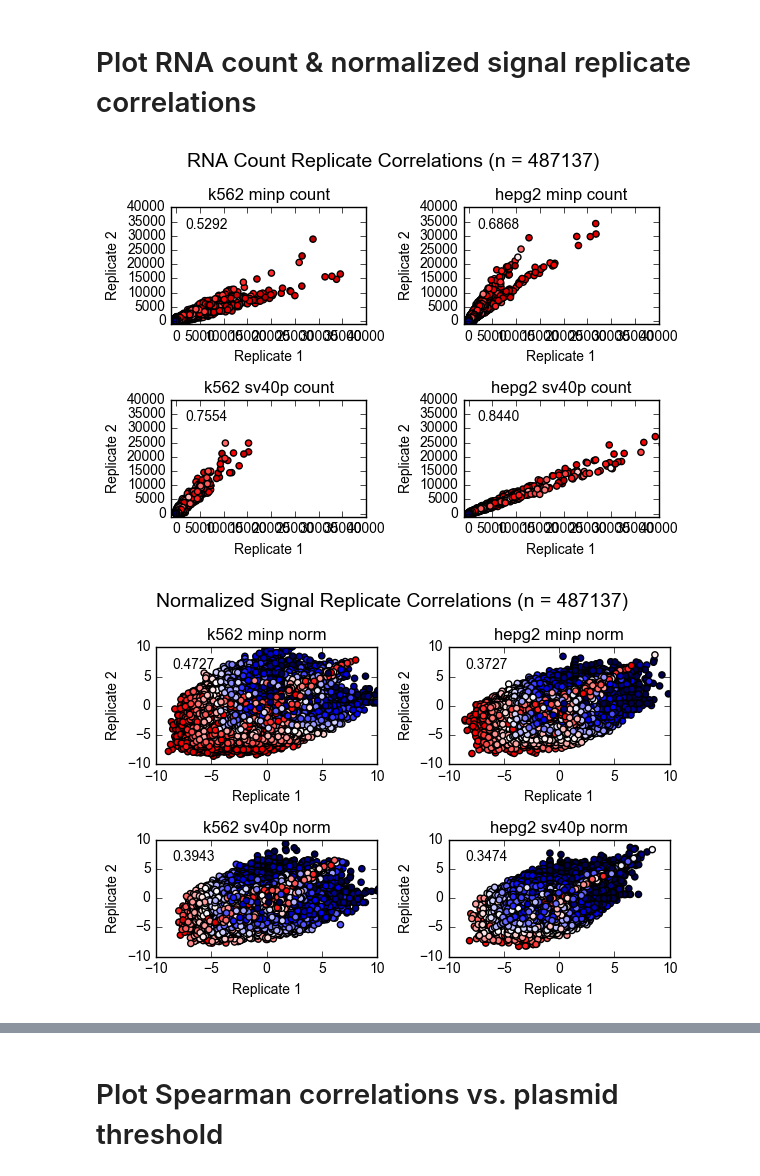
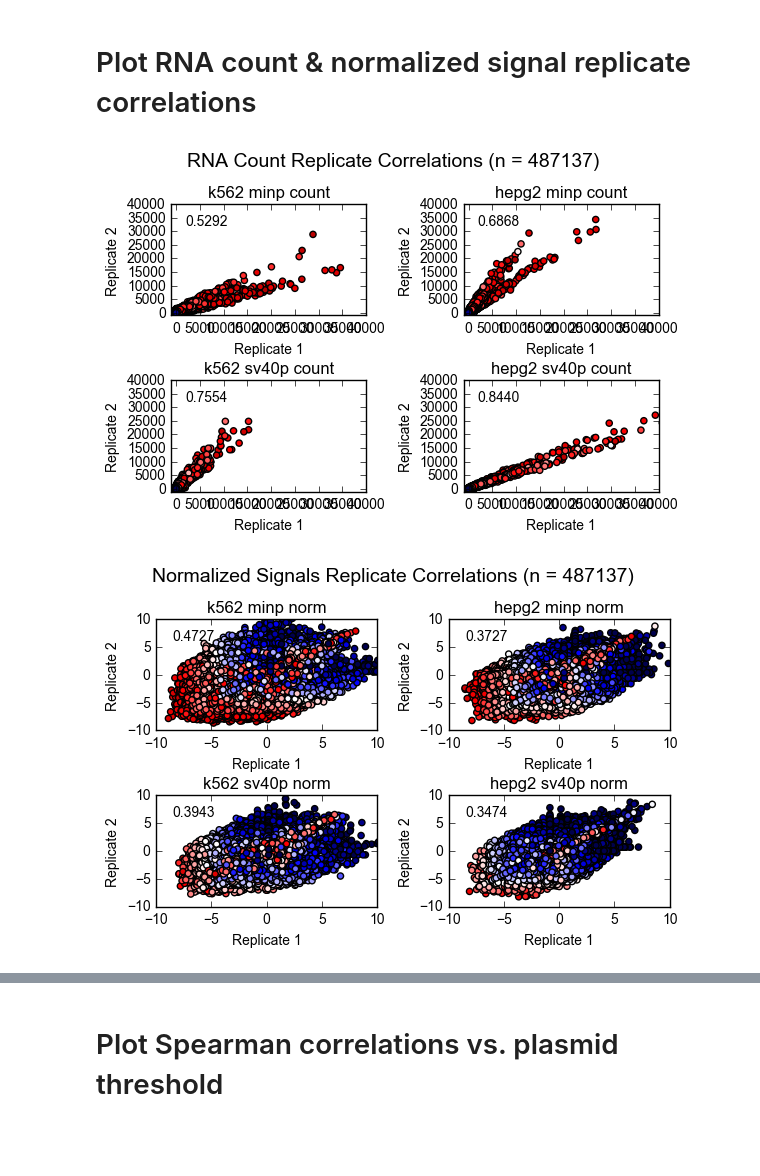
Before and after one commit to kundajelab/mpra, a Jupyter notebook: sharpr/scripts/Sharpr Data QC.ipynb, the cells around one changed output, grey strips where cells are left out. Drawn from its saved outputs; the diff is of its cells as text; code cells hidden in the pictures; blank space fills up the shorter version.

```diff
--- a/sharpr/scripts/Sharpr Data QC.ipynb
+++ b/sharpr/scripts/Sharpr Data QC.ipynb
@@ -111,10 +112,11 @@ for (i, exp) in enumerate(expNames[:4]):
                       ha='center', va='center',
                       transform=ax[i%2, i/2].transAxes)
 
-f.suptitle("RNA Count Replicate Correlations (n = %d)" % len(rnaRep1[exp]), y = 1.04, fontsize=14)
+f.subplots_adjust(hspace=0.5)
 
-plt.gcf().subplots_adjust(top=0.25)
+plt.suptitle("RNA Count Replicate Correlations (n = %d)" % len(rnaRep1[exp]), fontsize=14)
 plt.tight_layout()
+plt.subplots_adjust(top=0.85)
 plt.savefig('../plots/rnaCountsReplicates.png')
 plt.show()
 
@@ -136,10 +138,11 @@ for (i, exp) in enumerate(expNames[4:]):
                       ha='center', va='center',
                       transform=ax[i%2, i/2].transAxes)
 
-f.suptitle("Normalized Signal Replicate Correlations (n = %d)" % len(rnaRep1[exp]), y = 1.04, fontsize=14)
+f.subplots_adjust(hspace=0.5)
 
-plt.gcf().subplots_adjust(top=0.25)
+plt.suptitle("Normalized Signals Replicate Correlations (n = %d)" % len(rnaRep1[exp]), fontsize=14)
 plt.tight_layout()
+plt.subplots_adjust(top=0.85)
 plt.savefig('../plots/normSignalsReplicates.png')
 plt.show()
 
@@ -167,43 +170,45 @@ for (i, exp) in enumerate(expNames[:4]):
                       ha='center', va='center',
                       transform=ax[i%2, i/2].transAxes)
 
-f.suptitle("RNA Counts With > %d Plasmids" % (min_plasmids), y = 1.04, fontsize=14)
+f.subplots_adjust(hspace=0.5)
 
-plt.gcf().subplots_adjust(top=0.25)
+plt.suptitle("RNA Counts With > %d Plasmids" % (min_plasmids), fontsize=14)
 plt.tight_layout()
-plt.savefig('../plots/rnaCountsWith%dPlasmids.png' % min_plasmids)
+plt.subplots_adjust(top=0.85)
+plt.savefig('../plots/rnaCountsWith20Plasmids.png.png')
 plt.show()
 
 f, ax = plt.subplots(2, 2)
 min_plasmids = 20
 
 for (i, exp) in enumerate(expNames[4:]):
     promoter = exp.split('_')[1]
     rna1 = curate_rna(rnaRep1[exp], dna[promoter], min_plasmids)
 #     print "Number of datapoints with > %d plasmids = %d" % (min_plasmids, len(rna1))
     rna2 = curate_rna(rnaRep2[exp], dna[promoter], min_plasmids)
     ax[i%2, i/2].set_title(' '.join(exp.split('_')) + " (n = " + str(len(rna1)) + ")")
     ax[i%2, i/2].scatter(rna1,
                          rna2,
                          c = np.log2(curate_dna(dna[promoter], min_plasmids)),
                          cmap = 'seismic'
                          )
     spear = stats.spearmanr(rna1,
                             rna2)[0]
     ax[i%2, i/2].set_xlabel('Replicate 1')
     ax[i%2, i/2].set_ylabel('Replicate 2')
     ax[i%2, i/2].set_xlim([-10, 10])
     ax[i%2, i/2].set_ylim([-10, 10])
     ax[i%2, i/2].text(0.17, 0.85, '%.4f' % spear,
                       ha='center', va='center',
                       transform=ax[i%2, i/2].transAxes)
 
-f.suptitle("Normalized Signals With > %d Plasmids" % (min_plasmids), y = 1.04, fontsize=14)
+f.subplots_adjust(hspace=0.5)
 
-plt.gcf().subplots_adjust(top=0.25)
+plt.suptitle("Normalized Signals With > %d Plasmids" % (min_plasmids), fontsize=14)
 plt.tight_layout()
-plt.savefig('../plots/normSignalsWith%dPlasmids.png' % min_plasmids)
+plt.subplots_adjust(top=0.85)
+plt.savefig('../plots/normSignalsWith20Plasmids.png')
 plt.show()
 # %% [output]
-[figure, old version]
+[figure, new version]
-[figure, old version]
+[figure, new version]
```
Also changed, not shown: parts of 25 cells of this notebook, 27 other files.
